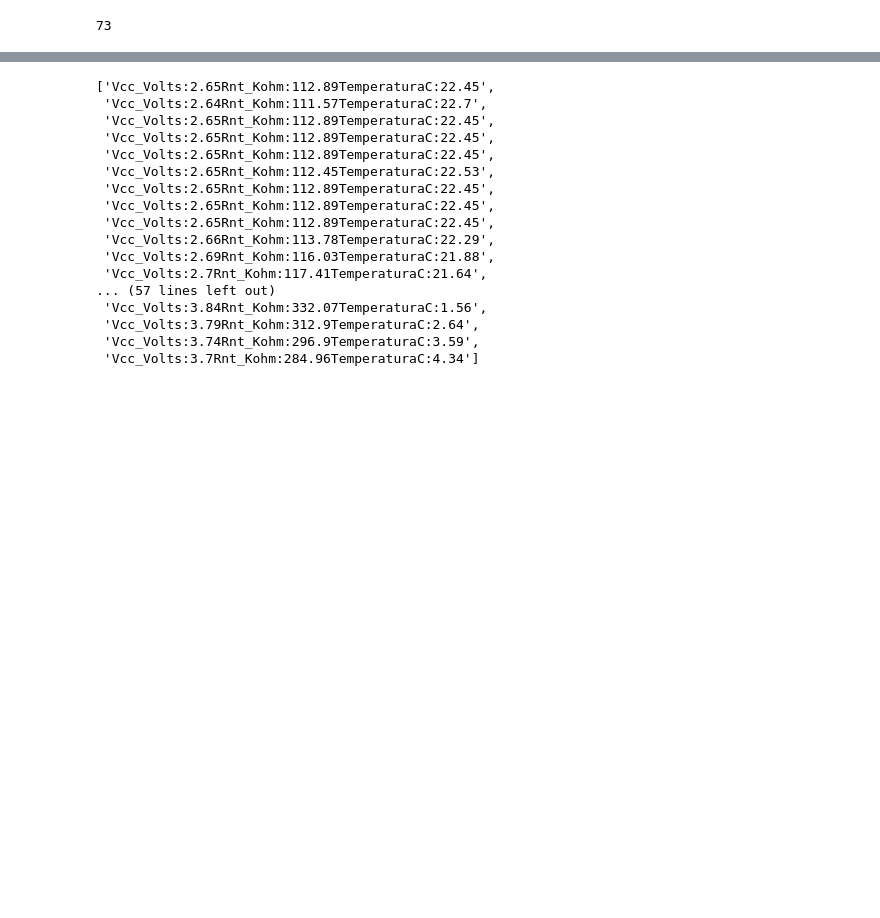
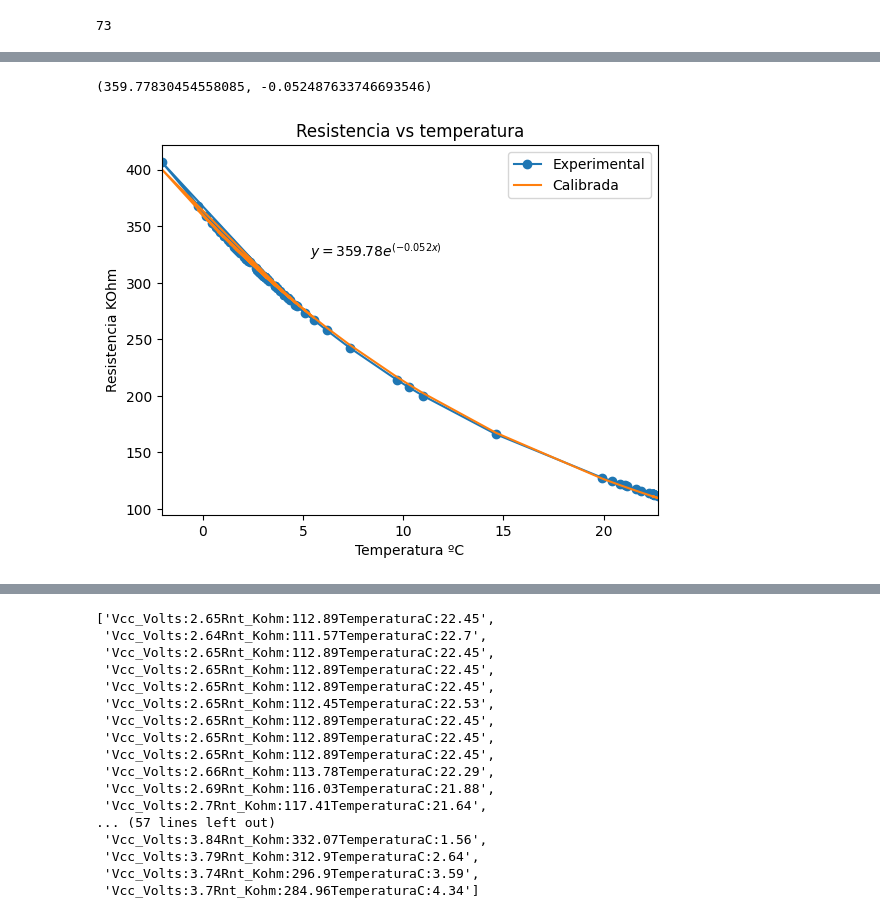
Before and after one commit to DanielSarmiento04/thermical_system, a Jupyter notebook: labs.ipynb, the cells around one changed output, grey strips where cells are left out. Cells and saved outputs as stored; diff of their text form; code cells hidden in the pictures; blank space fills up the shorter version.

```diff
--- a/labs.ipynb
+++ b/labs.ipynb
@@ -132,0 +137,3 @@ data_matrix = list(
+# %%
+df = pd.DataFrame(data_matrix, columns=['Vcc', 'Rntc', 'Temperatura'])
+df.head()
@@ -132,0 +149,12 @@ data_matrix = list(
+# %%
+# Define the power law function
+def power_law(x, A, B):
+    return A * (2.71 ** (B*x))
+# %%
+params, covariance = curve_fit(
+    power_law,
+    df['Temperatura'],
+    df['Rntc'],
+)
+# %%
+df['Rntc_fit'] = power_law(df['Temperatura'], params[0], params[1])
@@ -132,0 +163,35 @@ data_matrix = list(
+# %%
+k,n
+# %% [output]
+(359.77830454558085, -0.052487633746693546)
+# %%
+plt.plot(
+    df['Temperatura'],
+    df['Rntc'],
+    "o-",
+    label="Experimental"
+)
+plt.plot(
+    df['Temperatura'],
+    df['Rntc_fit'],
+    "-",
+   label= "Calibrada"
+)
+
+plt.annotate(
+    f"$y = {k:.2f} "+"e^{("+f"{n:.3f}"+"x)}$",
+    xy=(0.3, 0.7),
+    xycoords='axes fraction',
+)
+plt.xlim(
+    df['Temperatura'].min(),
+    df['Temperatura'].max()
+)
+
+plt.title('Resistencia vs temperatura')
+plt.xlabel("Temperatura ºC")
+plt.ylabel("Resistencia KOhm")
+plt.legend()
+plt.show()
+# %% [output]
+[figure, added]
```
Also changed, not shown: parts of 7 cells of this notebook, 4 other files.
